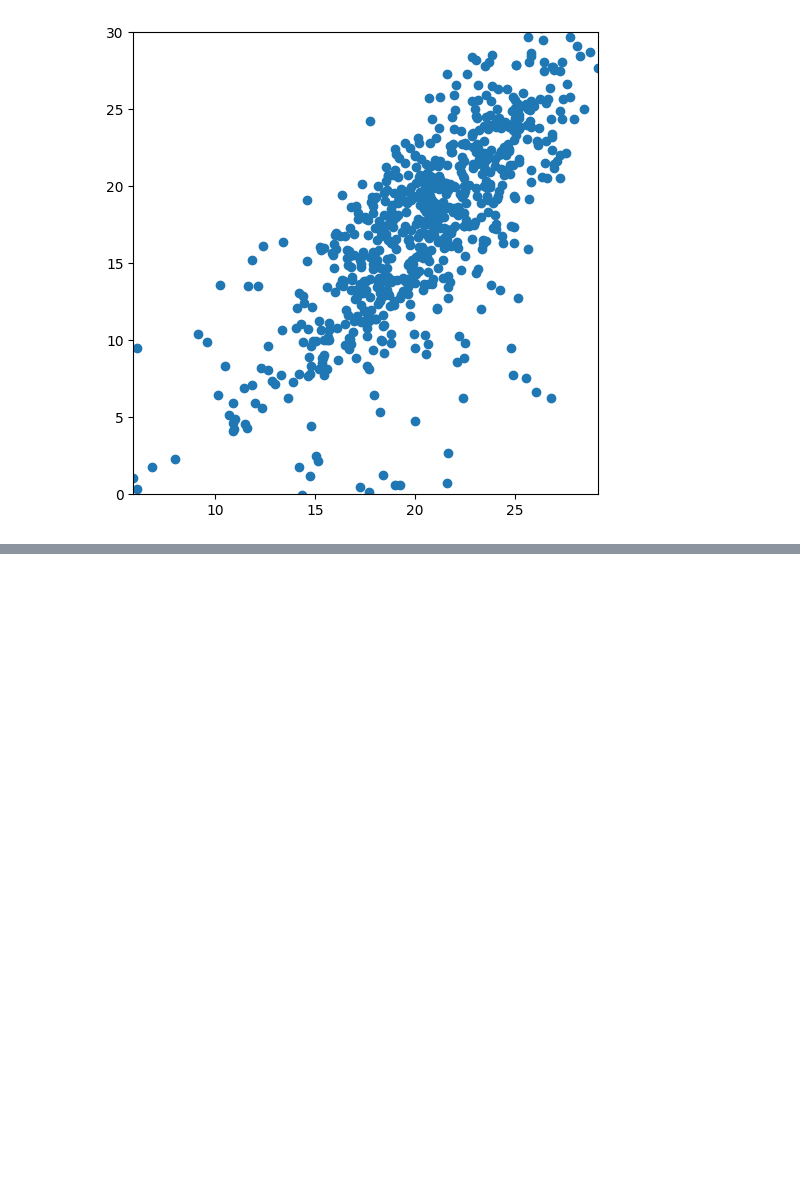
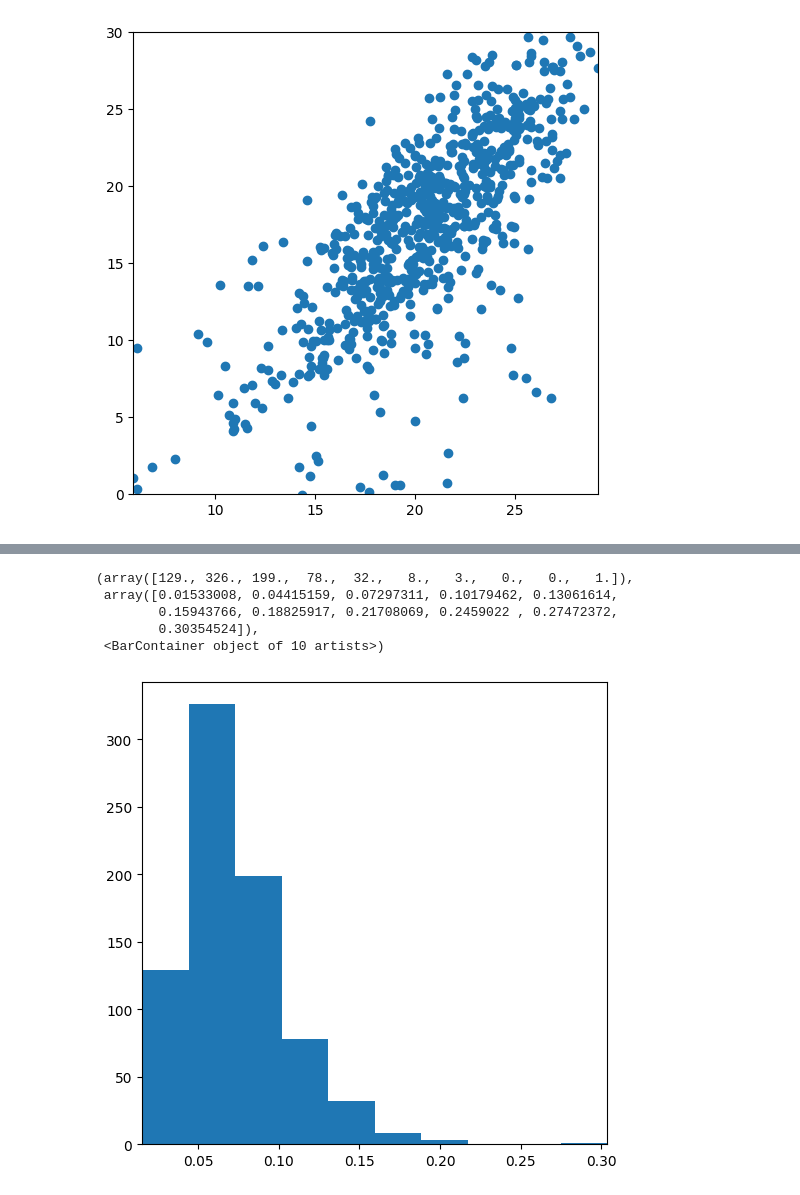
Before and after one commit to pplantinga/ParkinsonSpeechAI, a Jupyter notebook: voice-analysis.ipynb, the cells around one changed output, grey strips where cells are left out. Cells and saved outputs as stored; diff of their text form; code cells hidden in the pictures; blank space fills up the shorter version.

```diff
--- a/voice-analysis.ipynb
+++ b/voice-analysis.ipynb
@@ -366,0 +397,9 @@ plt.ylim((0, 30))
+# %%
+plt.hist(flatten(samples, "praat_time"))
+# %% [output]
+(array([129., 326., 199.,  78.,  32.,   8.,   3.,   0.,   0.,   1.]),
+ array([0.01533008, 0.04415159, 0.07297311, 0.10179462, 0.13061614,
+        0.15943766, 0.18825917, 0.21708069, 0.2459022 , 0.27472372,
+        0.30354524]),
+ <BarContainer object of 10 artists>)
+[figure, added]
```
Also changed, not shown: parts of 15 cells of this notebook.
